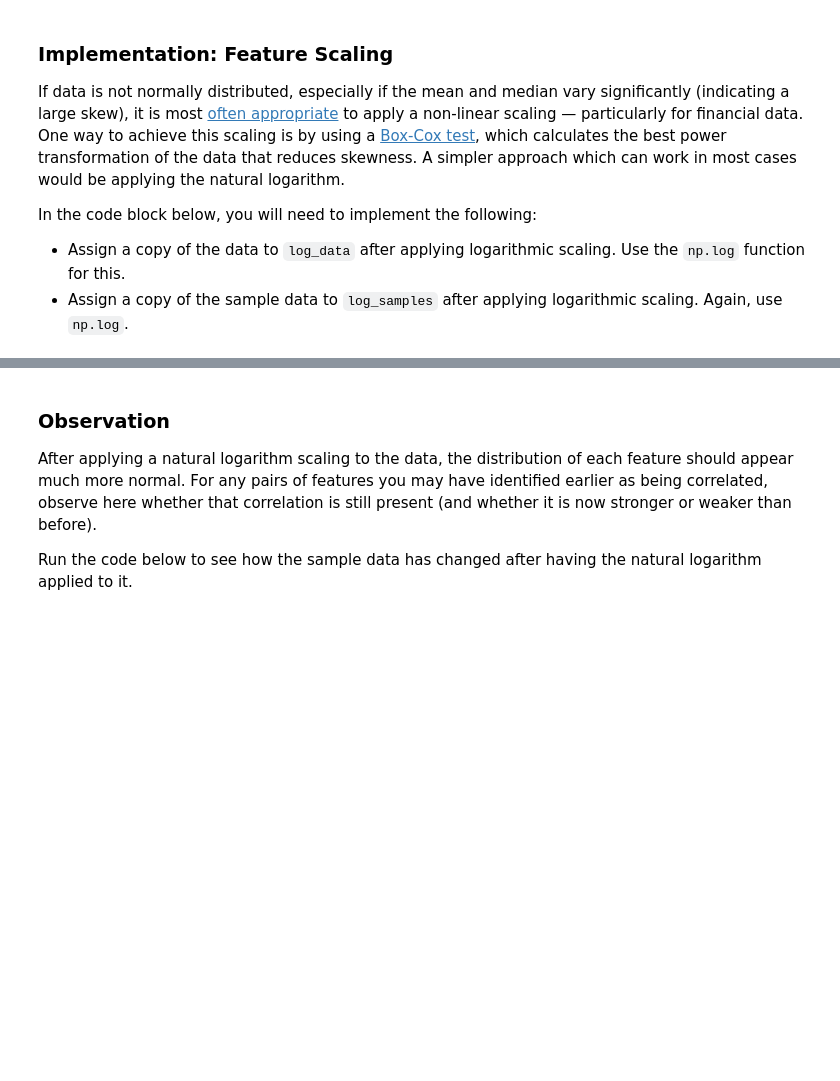
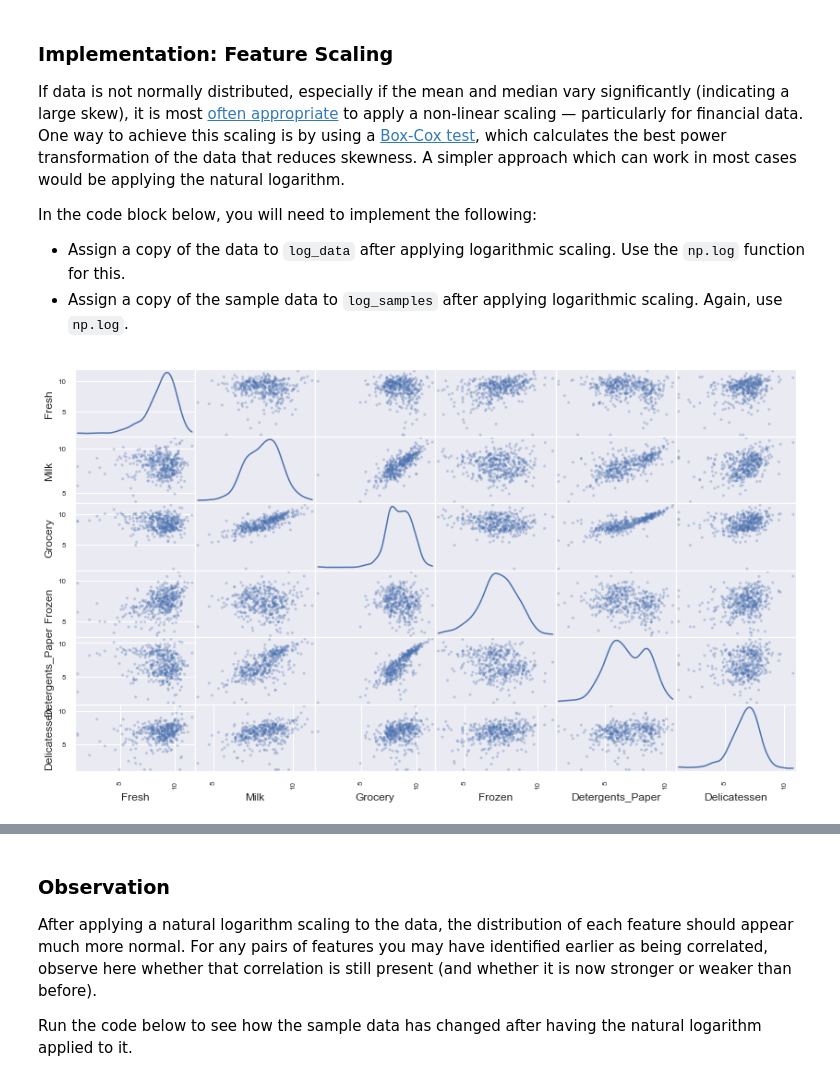
Before and after one commit to brunowdev/customer-segments, a Jupyter notebook: customer_segments.ipynb, the cells around one changed output, grey strips where cells are left out. Cells and saved outputs as stored; diff of their text form; code cells hidden in the pictures; blank space fills up the shorter version.

```diff
--- a/customer_segments.ipynb
+++ b/customer_segments.ipynb
@@ -193,11 +193,13 @@ In the code block below, you will need to implement the following:
  - Assign a copy of the data to `log_data` after applying logarithmic scaling. Use the `np.log` function for this.
  - Assign a copy of the sample data to `log_samples` after applying logarithmic scaling. Again, use `np.log`.
 # %%
-# TODO: Scale the data using the natural logarithm
-log_data = None
+# Scale the data using the natural logarithm
+log_data = np.log(data)
 
-# TODO: Scale the sample data using the natural logarithm
-log_samples = None
+# Scale the sample data using the natural logarithm
+log_samples = np.log(samples)
 
 # Produce a scatter matrix for each pair of newly-transformed features
 pd.scatter_matrix(log_data, alpha = 0.3, figsize = (14,8), diagonal = 'kde');
+# %% [output]
+[figure, added]
```
Also changed, not shown: parts of 11 cells of this notebook.
